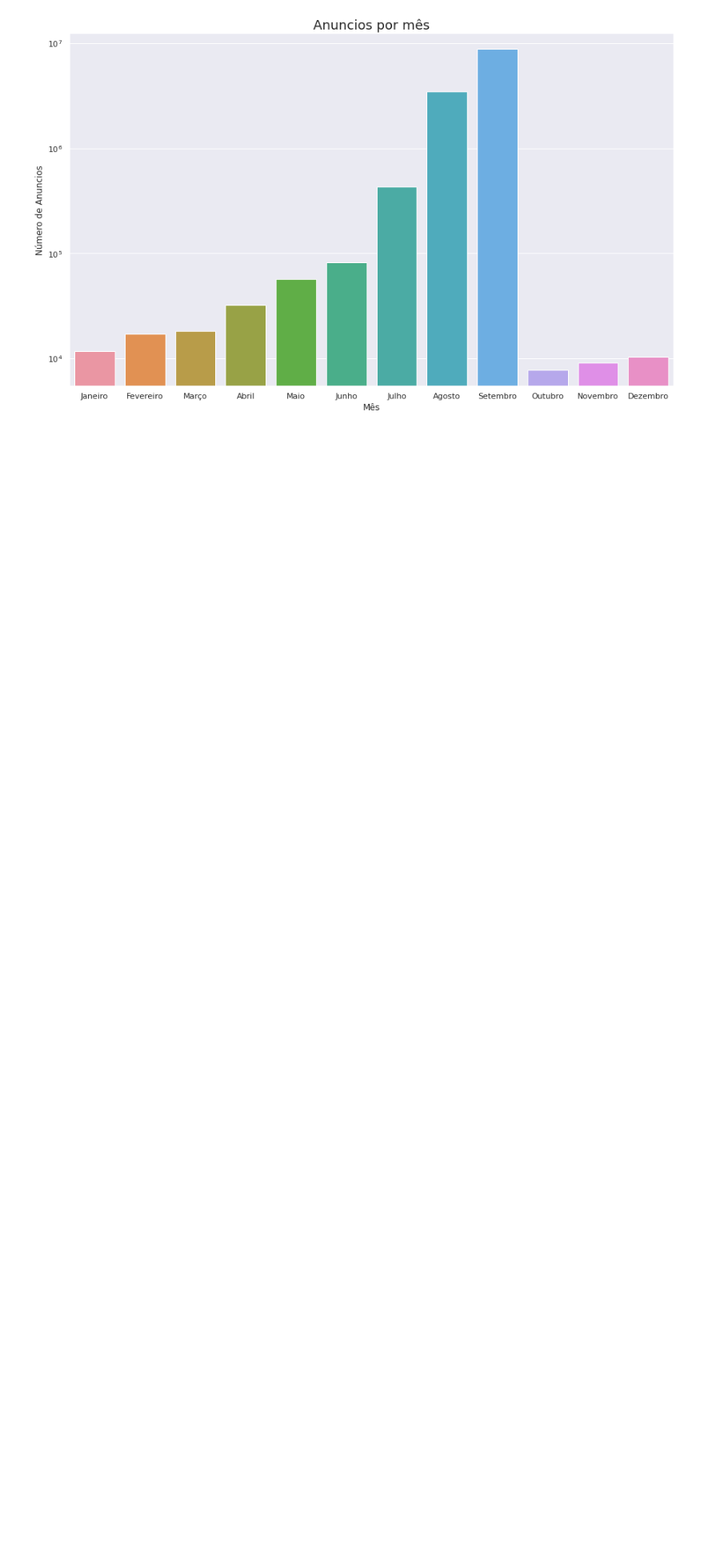
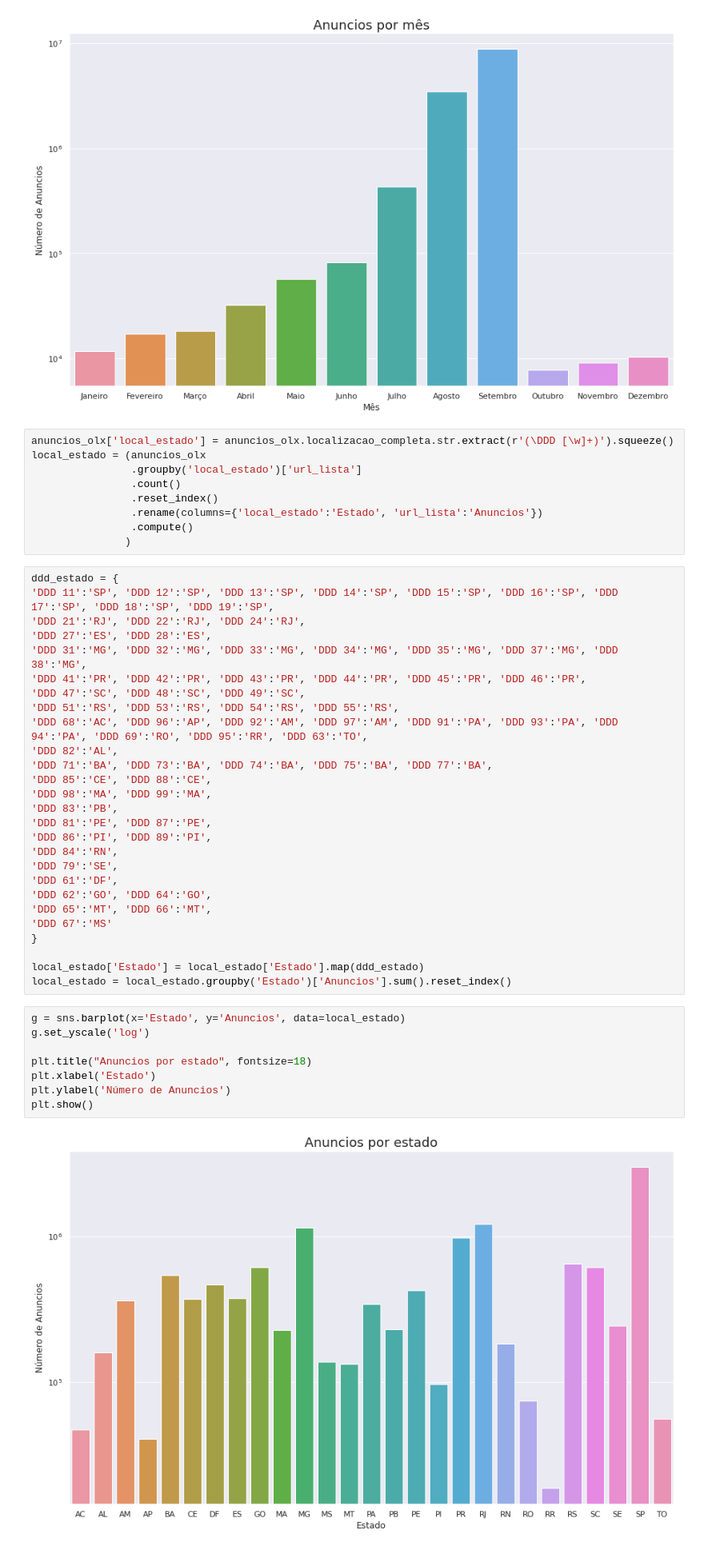
Before and after one commit to mschimieguel/Olx-Data-Analisis, a Jupyter notebook: Exploratory_Analysis.ipynb, the cells around one changed output. Shown at 80% size. Saved outputs shown, nothing was run; the diff lists cells and outputs as text; blank space fills up the shorter version.

Commit message:
Add anuncios por estado

```diff
--- a/Exploratory_Analysis.ipynb
+++ b/Exploratory_Analysis.ipynb
@@ -90,6 +90,52 @@ plt.ylabel('Número de Anuncios')
 plt.show()
 # %% [output]
 [figure]
+# %%
+anuncios_olx['local_estado'] = anuncios_olx.localizacao_completa.str.extract(r'(\DDD [\w]+)').squeeze()
+local_estado = (anuncios_olx
+                .groupby('local_estado')['url_lista']
+                .count()
+                .reset_index()
+                .rename(columns={'local_estado':'Estado', 'url_lista':'Anuncios'})
+                .compute()
+               )
+# %%
+ddd_estado = {
+'DDD 11':'SP', 'DDD 12':'SP', 'DDD 13':'SP', 'DDD 14':'SP', 'DDD 15':'SP', 'DDD 16':'SP', 'DDD 17':'SP', 'DDD 18':'SP', 'DDD 19':'SP',
+'DDD 21':'RJ', 'DDD 22':'RJ', 'DDD 24':'RJ',
+'DDD 27':'ES', 'DDD 28':'ES',
+'DDD 31':'MG', 'DDD 32':'MG', 'DDD 33':'MG', 'DDD 34':'MG', 'DDD 35':'MG', 'DDD 37':'MG', 'DDD 38':'MG',
+'DDD 41':'PR', 'DDD 42':'PR', 'DDD 43':'PR', 'DDD 44':'PR', 'DDD 45':'PR', 'DDD 46':'PR',
+'DDD 47':'SC', 'DDD 48':'SC', 'DDD 49':'SC',
+'DDD 51':'RS', 'DDD 53':'RS', 'DDD 54':'RS', 'DDD 55':'RS',
+'DDD 68':'AC', 'DDD 96':'AP', 'DDD 92':'AM', 'DDD 97':'AM', 'DDD 91':'PA', 'DDD 93':'PA', 'DDD 94':'PA', 'DDD 69':'RO', 'DDD 95':'RR', 'DDD 63':'TO',
+'DDD 82':'AL',
+'DDD 71':'BA', 'DDD 73':'BA', 'DDD 74':'BA', 'DDD 75':'BA', 'DDD 77':'BA',
+'DDD 85':'CE', 'DDD 88':'CE',
+'DDD 98':'MA', 'DDD 99':'MA',
+'DDD 83':'PB',
+'DDD 81':'PE', 'DDD 87':'PE',
+'DDD 86':'PI', 'DDD 89':'PI',
+'DDD 84':'RN',
+'DDD 79':'SE',
+'DDD 61':'DF',
+'DDD 62':'GO', 'DDD 64':'GO',
+'DDD 65':'MT', 'DDD 66':'MT',
+'DDD 67':'MS'
+}
+
+local_estado['Estado'] = local_estado['Estado'].map(ddd_estado)
+local_estado = local_estado.groupby('Estado')['Anuncios'].sum().reset_index()
+# %%
+g = sns.barplot(x='Estado', y='Anuncios', data=local_estado)
+g.set_yscale('log')
+
+plt.title("Anuncios por estado", fontsize=18)
+plt.xlabel('Estado')
+plt.ylabel('Número de Anuncios')
+plt.show()
+# %% [output]
+[figure, added]
 # %% [markdown]
 # Intervalo de Confiança
 # %%
```
Also changed, not shown: parts of 1 cell of this notebook.
